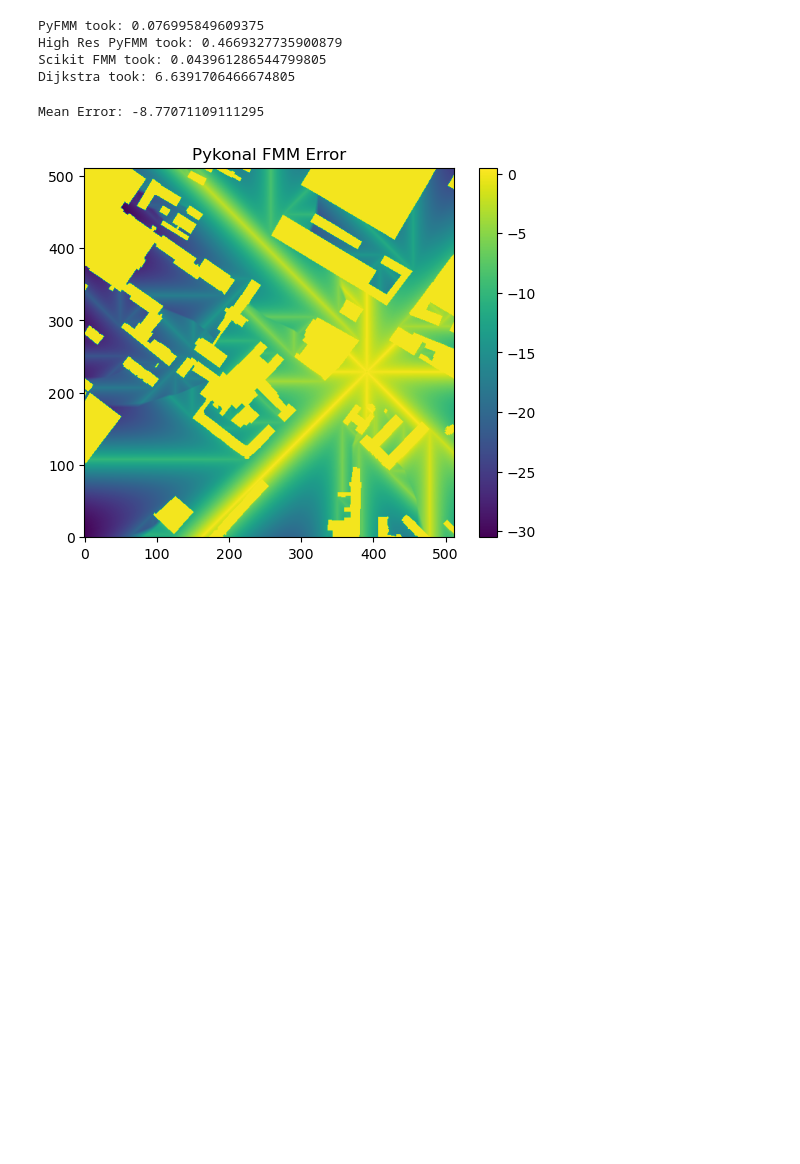
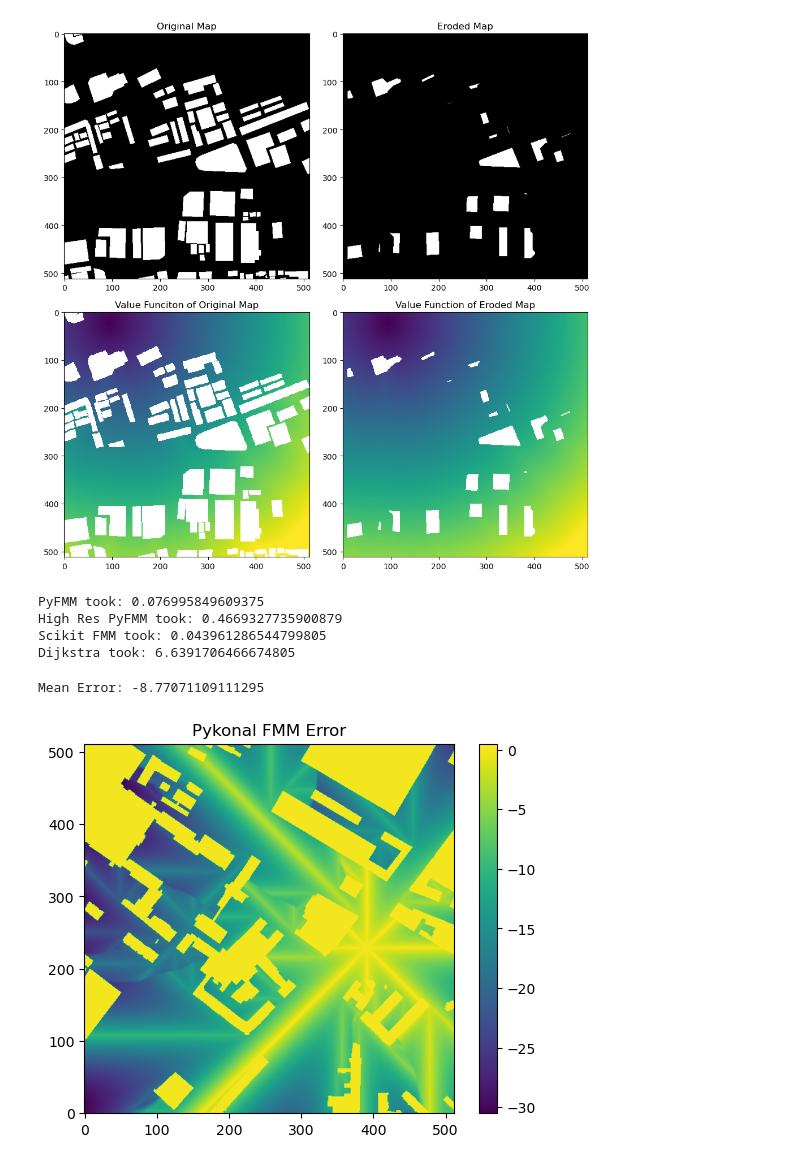
Before and after one commit to sharath-matada/Planning_Operator, a Jupyter notebook: 2D_Experiments/large_maps/debugFMM.ipynb, the cells around one changed output. Cells and saved outputs as stored; diff of their text form; code cells hidden in the pictures; blank space fills up the shorter version.

```diff
--- a/2D_Experiments/large_maps/debugFMM.ipynb
+++ b/2D_Experiments/large_maps/debugFMM.ipynb
@@ -16,6 +16,60 @@ from heuristics import testheuristiconmaps, testheuristiconsinglemap
 
 from scipy import ndimage
 from matplotlib.patches import Patch
+# %%
+Ntotal = 550
+ntest = 50
+ntrain = 250
+sub = 1
+Sx = 512
+Sy = 512
+maps = np.load('/mountvol/2D-512-Dataset-0/mask.npy')
+maps = maps[:Ntotal][-ntest:, ::sub, ::sub][:, :Sx, :Sy]
+maptest = maps[0,:,:].reshape(Sx,Sy)
+maptest = 1- maptest
+goaltest = np.array([24, 94])
+# %%
+# Erosion
+value_fmm,t_fmm = FMM(maptest,goaltest)
+erosion = 10
+eroded_map =  ndimage.binary_erosion(np.array(maptest),iterations=erosion).astype(np.array(maptest).dtype)
+value_erosion_fmm,t_erosion_fmm = FMM(eroded_map,goaltest)
+
+
+# Ensure that the color scale for both FMM plots is the same by determining the common range
+# min_value = min(np.min(value_fmm), np.min(value_erosion_fmm))
+# max_value = max(np.max(value_fmm), np.max(value_erosion_fmm))
+
+min_value = 0
+max_value = 600
+
+# Plotting the map, eroded map, FMM values, and eroded FMM values with the same scale
+fig, axs = plt.subplots(2, 2, figsize=(10, 10))
+
+# Original map
+axs[0, 0].imshow(maptest, cmap='gray')
+axs[0, 0].set_title('Original Map')
+
+# Eroded map
+axs[0, 1].imshow(eroded_map, cmap='gray')
+axs[0, 1].set_title(f'Eroded Map')
+
+# FMM result on original map with the same scale
+fmm_original = axs[1, 0].imshow(value_fmm, cmap='viridis', vmin=min_value, vmax=max_value)
+axs[1, 0].set_title('Value Funciton of Original Map')
+
+# FMM result on eroded map with the same scale
+fmm_eroded = axs[1, 1].imshow(value_erosion_fmm, cmap='viridis', vmin=min_value, vmax=max_value)
+axs[1, 1].set_title('Value Function of Eroded Map')
+
+# Display the updated plots
+plt.tight_layout()
+plt.show()
+
+np.save("eroded_map.npy",eroded_map)
+np.save("value_erosion_fmm.npy",value_erosion_fmm)
+# %% [output]
+[figure, added]
 # %%
 i = 10
 j = 0
```
Also changed, not shown: parts of 1 cell of this notebook, 4 other files.
